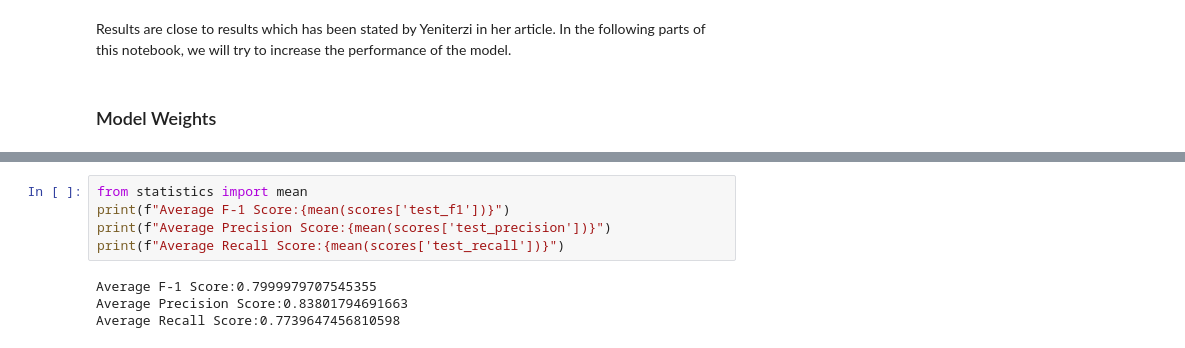
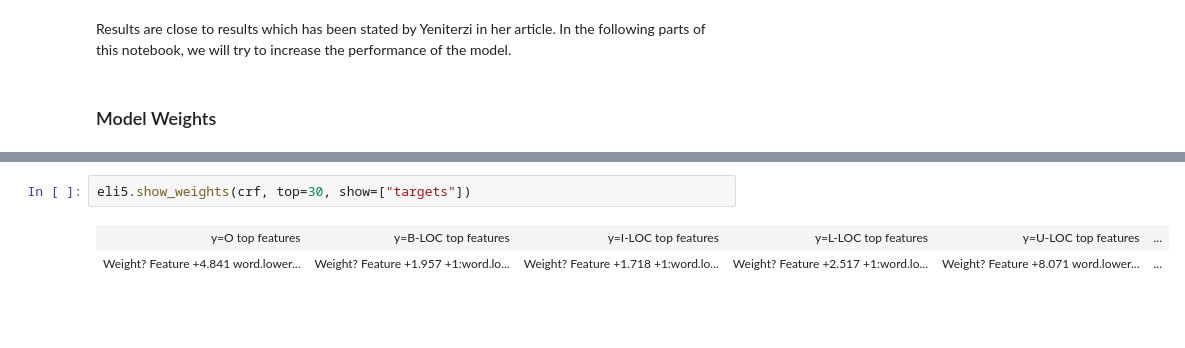
Before and after one commit to OnurArdaB/Turkish-NER-using-CRF, a Jupyter notebook: TurkishNER.ipynb, the cells around one changed output, grey strips where cells are left out. Cells and saved outputs as stored; diff of their text form; blank space fills up the shorter version.

```diff
--- a/TurkishNER.ipynb
+++ b/TurkishNER.ipynb
@@ -343,9 +499,5 @@ scores = cross_validate(crf, X_train, y_train, scoring=scoring_, cv=5)
-# %%
-from statistics import mean
-print(f"Average F-1 Score:{mean(scores['test_f1'])}")
-print(f"Average Precision Score:{mean(scores['test_precision'])}")
-print(f"Average Recall Score:{mean(scores['test_recall'])}")
-# %% [output]
-Average F-1 Score:0.7999979707545355
-Average Precision Score:0.83801794691663
-Average Recall Score:0.7739647456810598
+# %%
+eli5.show_weights(crf, top=30, show=["targets"])
+# %% [output]
+| y=O top features | y=B-LOC top features | y=I-LOC top features | y=L-LOC top features | y=U-LOC top features | ... |
+| Weight? Feature +4.841 word.lower... | Weight? Feature +1.957 +1:word.lo... | Weight? Feature +1.718 +1:word.lo... | Weight? Feature +2.517 +1:word.lo... | Weight? Feature +8.071 word.lower... | ... |
```
Also changed, not shown: parts of 19 cells of this notebook.
